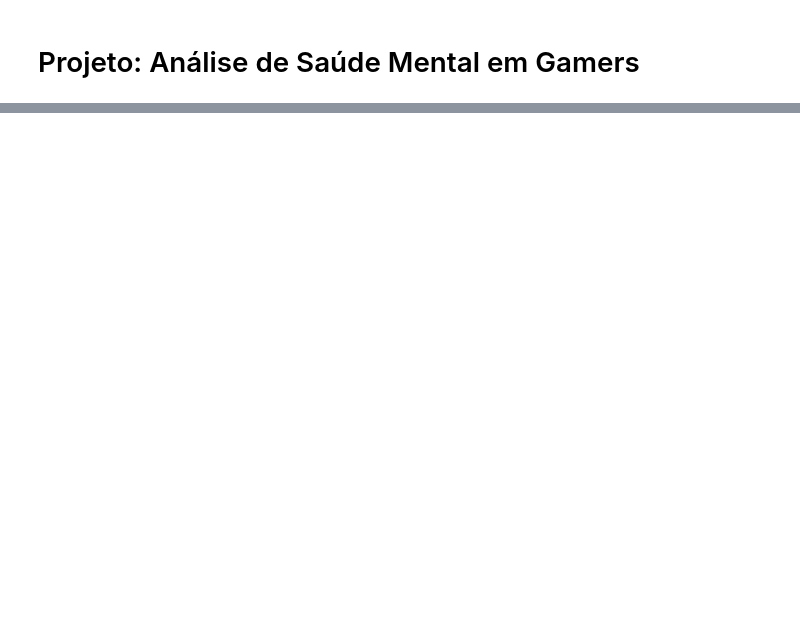
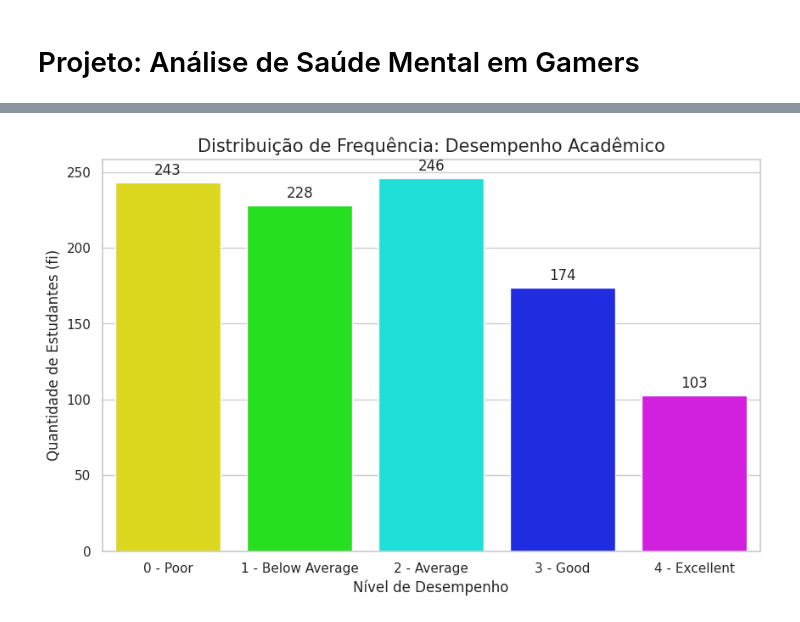
Before and after one commit to LauraRii/projeto-final-cdd-2026-, a Jupyter notebook: projetofinalcdd.ipynb, the cells around one changed output, grey strips where cells are left out. Cells and saved outputs as stored; diff of their text form; code cells hidden in the pictures; blank space fills up the shorter version.

```diff
--- a/projetofinalcdd.ipynb
+++ b/projetofinalcdd.ipynb
@@ -279,0 +426,21 @@ Arquivo 'gaming_mental_health_clean.csv' salvo com sucesso!
+# %%
+# tabela da performance acadêmica
+
+# frequência absoluta (fi)
+freq_abs_acad = df_final_enxuto['academic_performance_n'].value_counts().sort_index()
+
+# frequência relativa (fr)
+freq_rel_acad = df_final_enxuto['academic_performance_n'].value_counts(normalize=True).sort_index()
+
+# tabela de frequências
+tabela_performance = pd.DataFrame({
+    'Frequência Absoluta (fi)': freq_abs_acad,
+    'Frequência Relativa (fr)': freq_rel_acad,
+    'Frequência Percentual (%)': (freq_rel_acad * 100).round(2)
+})
+
+# renomeando o índice
+tabela_performance.index = ['0 - Poor', '1 - Below Average', '2 - Average', '3 - Good', '4 - Excellent']
+
+print("Tabela de Distribuição de Frequência: Performance Acadêmica")
+display(tabela_performance)
@@ -279,0 +500,25 @@ Arquivo 'gaming_mental_health_clean.csv' salvo com sucesso!
+# %%
+# gráfico da performance acadêmica em barras
+
+plt.figure(figsize=(10, 6))
+
+# criando o gráfico
+ax = sns.barplot(x=tabela_performance.index,
+                 y=tabela_performance['Frequência Absoluta (fi)'],
+                 hue=tabela_performance.index,
+                 palette='hsv',
+                 legend=False)
+
+# adicionando títulos e rótulos
+plt.title('Distribuição de Frequência: Desempenho Acadêmico', fontsize=15)
+plt.xlabel('Nível de Desempenho', fontsize=12)
+plt.ylabel('Quantidade de Estudantes (fi)', fontsize=12)
+
+# colocando os valores no topo das barras
+for p in ax.patches:
+    ax.annotate(f'{int(p.get_height())}', (p.get_x() + p.get_width() / 2., p.get_height()),
+                ha='center', va='center', xytext=(0, 10), textcoords='offset points')
+
+plt.show()
+# %% [output]
+[figure, added]
```
Also changed, not shown: parts of 41 cells of this notebook.
